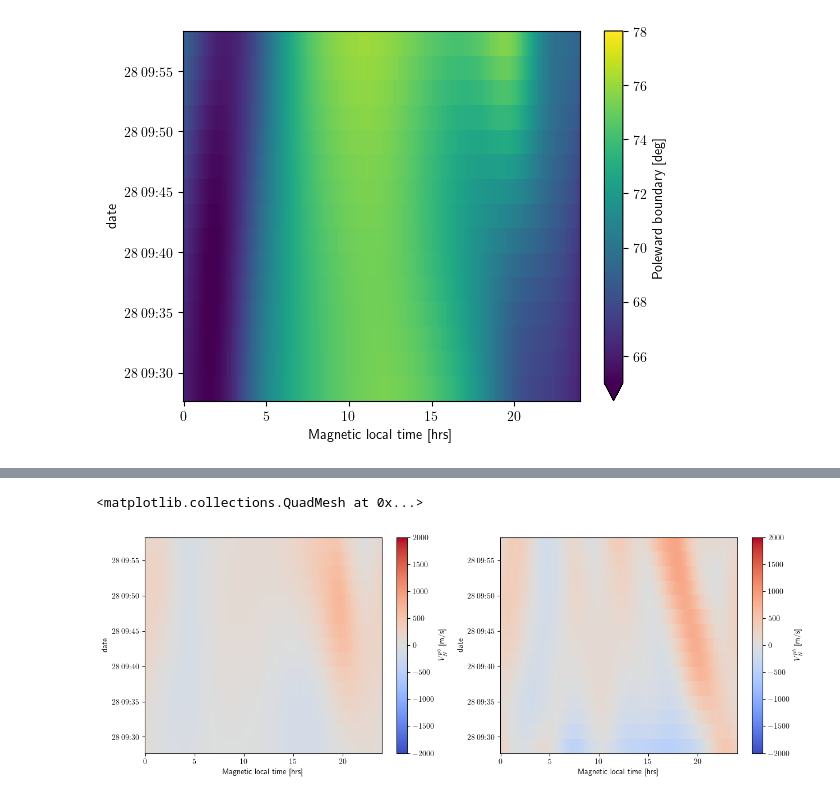
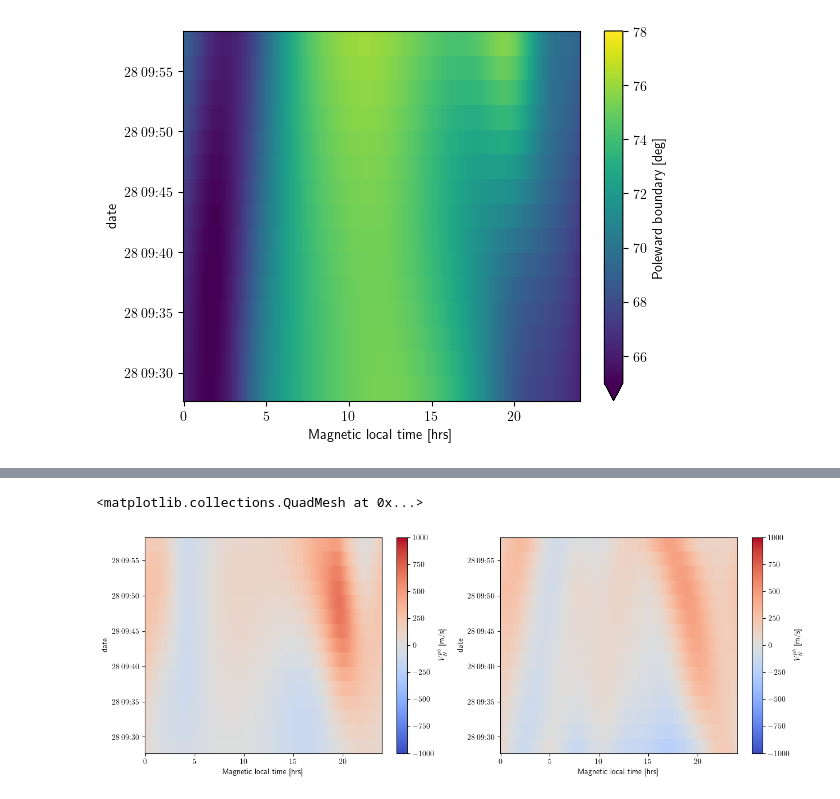
Before and after one commit to aohma/fuvpy, a Jupyter notebook: examples/notebooks/002_auroral_boundaries.ipynb, the cells around one changed output, grey strips where cells are left out. Saved outputs shown, nothing was run; the diff lists cells and outputs as text; code cells hidden in the pictures.

```diff
--- a/examples/notebooks/002_auroral_boundaries.ipynb
+++ b/examples/notebooks/002_auroral_boundaries.ipynb
@@ -17,4 +18,5 @@ bi = fuv.detect_boundaries(wic)
 # %%
-bi['pb'].sel(lim=100).plot(robust=True)
+bi = wic.fuv.detect_boundaries()
+bi['pb'].sel(lim=100).plot(vmin=66,vmax=78)
 # %% [output]
 <matplotlib.collections.QuadMesh at 0x...>
@@ -22,5 +26,5 @@ bi['pb'].sel(lim=100).plot(robust=True)
 # %%
-bmBS = fuv.boundarymodel_BS(bi,tLeb=1,tLpb=1)
+bmBS = bi.fuv.boundarymodel_BS(tLeb=1e0,tLpb=1e0)
 bmBS['pb'].plot(vmin=65,vmax=78)
 # %% [output]
 <matplotlib.collections.QuadMesh at 0x...>
@@ -28,5 +34,5 @@ bmBS['pb'].plot(vmin=65,vmax=78)
 # %%
-bmF = fuv.boundarymodel_F(bi,tLeb=1e2,tLpb=1e2)
+bmF = bi.fuv.boundarymodel_F(tLeb=1e0,tLpb=1e0,Leb=1e0,Lpb=1e0)
 bmF['pb'].plot(vmin=65,vmax=78)
 # %% [output]
 <matplotlib.collections.QuadMesh at 0x...>
@@ -34,7 +40,7 @@ bmF['pb'].plot(vmin=65,vmax=78)
 # %%
 fig,axs = plt.subplots(1,2,figsize=(15,5))
-bmBS['vn_pb'].plot(ax=axs[0],vmin=-2000,vmax=2000,cmap='coolwarm')
-bmF['vn_pb'].plot(ax=axs[1],vmin=-2000,vmax=2000,cmap='coolwarm')
+bmBS['vn_pb'].plot(ax=axs[0],vmin=-1000,vmax=1000,cmap='coolwarm')
+bmF['vn_pb'].plot(ax=axs[1],vmin=-1000,vmax=1000,cmap='coolwarm')
 # %% [output]
 <matplotlib.collections.QuadMesh at 0x...>
-[figure, old version]
+[figure, new version]
```
Also changed, not shown: parts of 10 cells of this notebook.
